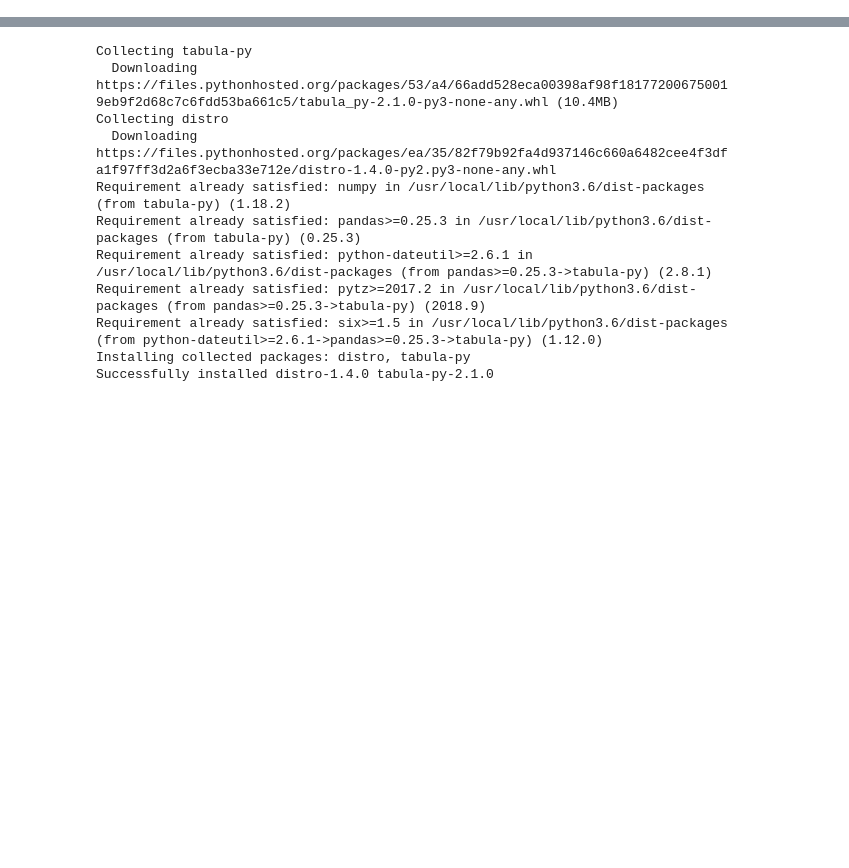
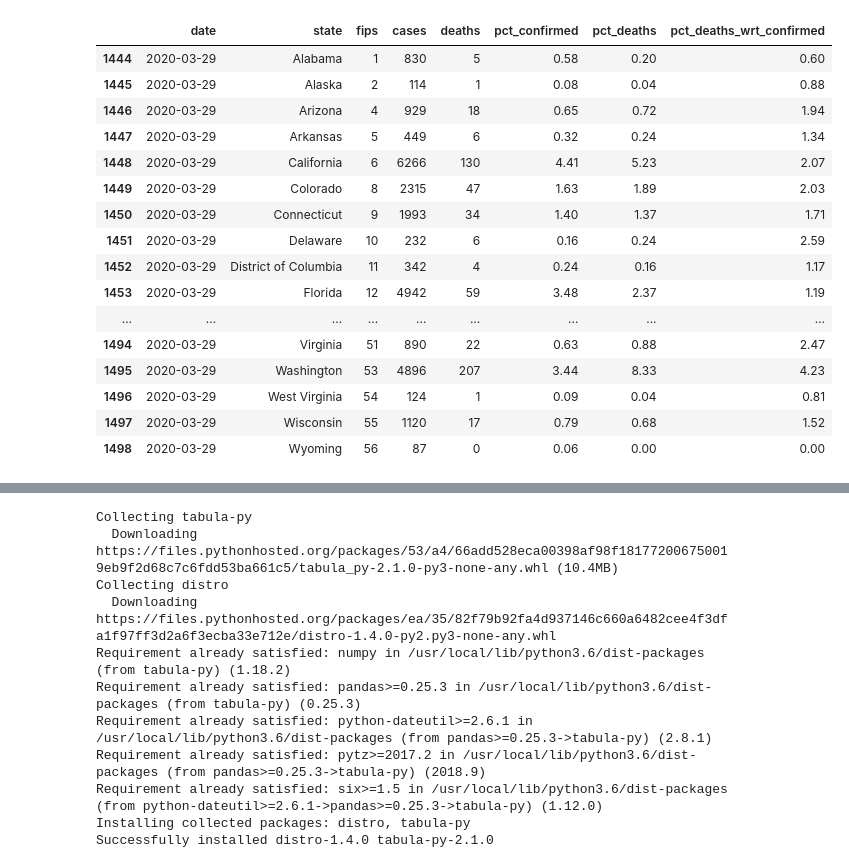
Before and after one commit to superaja/covid19, a Jupyter notebook: covid19.ipynb, the cells around one changed output, grey strips where cells are left out. Saved outputs shown, nothing was run; the diff lists cells and outputs as text; code cells hidden in the pictures; blank space fills up the shorter version.

```diff
--- a/covid19.ipynb
+++ b/covid19.ipynb
@@ -31,0 +75,16 @@ df_time_series.head()
+# %%
+state_df = df_us_time_series[df_us_time_series['state'] == 'Washington']
+state_df[state_df['date'] == state_df['date'].max()]
+
+# Total US
+
+latest_data = df_us_time_series[df_us_time_series['date'] == df_us_time_series['date'].max()]
+total_us_confirmed = latest_data.groupby('state')['cases'].sum().sum()
+total_us_deaths= latest_data.groupby('state')['deaths'].sum().sum()
+latest_data['pct_confirmed'] = round((latest_data['cases'] / total_us_confirmed)*100, 2)
+latest_data['pct_deaths'] = round((latest_data['deaths'] / total_us_deaths)*100, 2)
+latest_data['pct_deaths_wrt_confirmed'] = round((latest_data['deaths'] /latest_data['cases'] )*100, 2)
+latest_data.sort_values('pct_deaths', ascending=False)
+top_10_confirmed = latest_data.nlargest(10, 'pct_confirmed')
+top_10_deaths = latest_data.nlargest(10, 'pct_deaths')
+top_10_deaths_wrt_cases = latest_data.nlargest(10, 'pct_deaths_wrt_confirmed')
@@ -31,0 +110,20 @@ df_time_series.head()
+# %%
+latest_data
+# %% [output]
+|  | date | state | fips | cases | deaths | pct_confirmed | pct_deaths | pct_deaths_wrt_confirmed |
+| 1444 | 2020-03-29 | Alabama | 1 | 830 | 5 | 0.58 | 0.20 | 0.60 |
+| 1445 | 2020-03-29 | Alaska | 2 | 114 | 1 | 0.08 | 0.04 | 0.88 |
+| 1446 | 2020-03-29 | Arizona | 4 | 929 | 18 | 0.65 | 0.72 | 1.94 |
+| 1447 | 2020-03-29 | Arkansas | 5 | 449 | 6 | 0.32 | 0.24 | 1.34 |
+| 1448 | 2020-03-29 | California | 6 | 6266 | 130 | 4.41 | 5.23 | 2.07 |
+| 1449 | 2020-03-29 | Colorado | 8 | 2315 | 47 | 1.63 | 1.89 | 2.03 |
+| 1450 | 2020-03-29 | Connecticut | 9 | 1993 | 34 | 1.40 | 1.37 | 1.71 |
+| 1451 | 2020-03-29 | Delaware | 10 | 232 | 6 | 0.16 | 0.24 | 2.59 |
+| 1452 | 2020-03-29 | District of Columbia | 11 | 342 | 4 | 0.24 | 0.16 | 1.17 |
+| 1453 | 2020-03-29 | Florida | 12 | 4942 | 59 | 3.48 | 2.37 | 1.19 |
+| ... | ... | ... | ... | ... | ... | ... | ... | ... |
+| 1494 | 2020-03-29 | Virginia | 51 | 890 | 22 | 0.63 | 0.88 | 2.47 |
+| 1495 | 2020-03-29 | Washington | 53 | 4896 | 207 | 3.44 | 8.33 | 4.23 |
+| 1496 | 2020-03-29 | West Virginia | 54 | 124 | 1 | 0.09 | 0.04 | 0.81 |
+| 1497 | 2020-03-29 | Wisconsin | 55 | 1120 | 17 | 0.79 | 0.68 | 1.52 |
+| 1498 | 2020-03-29 | Wyoming | 56 | 87 | 0 | 0.06 | 0.00 | 0.00 |
```
Also changed, not shown: parts of 29 cells of this notebook.
